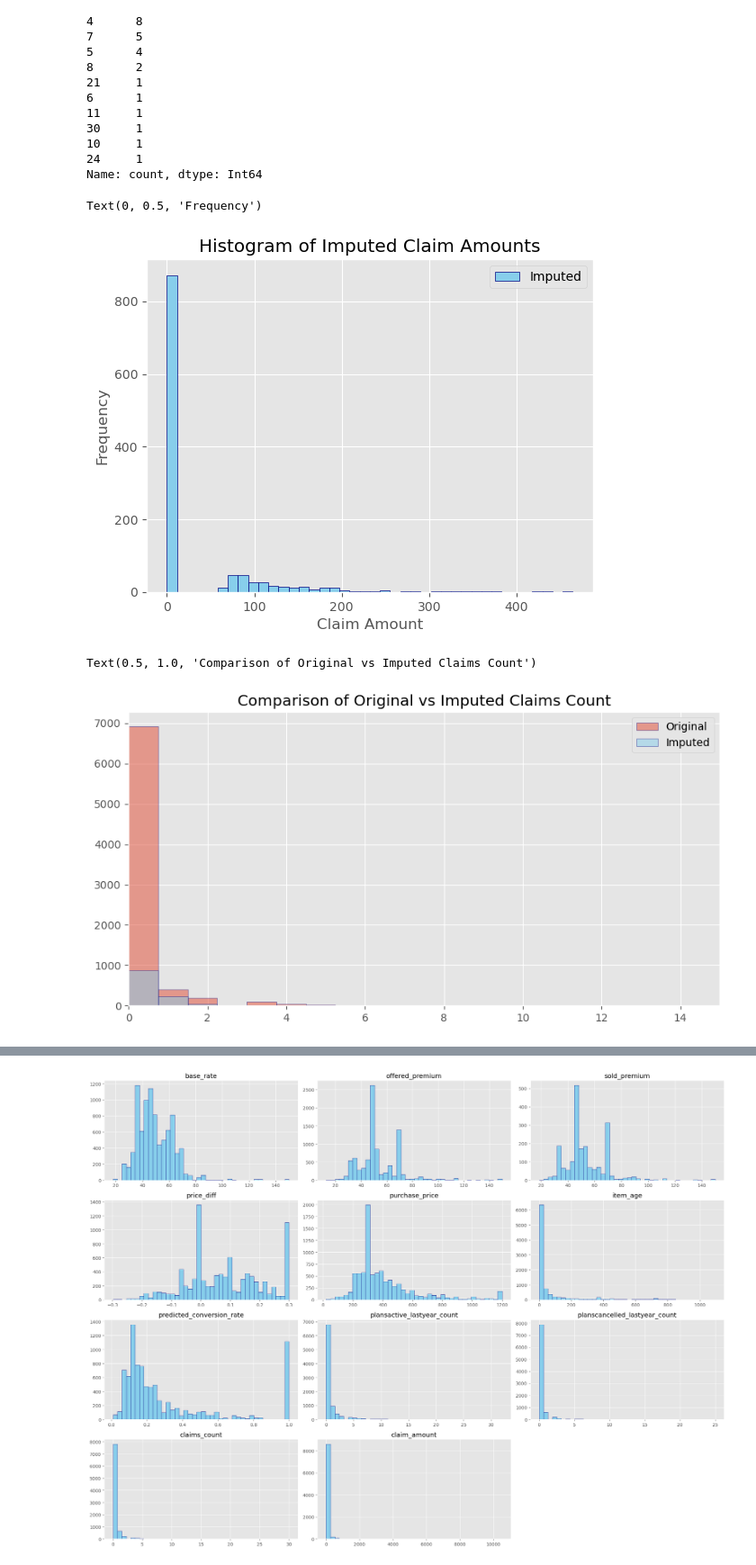
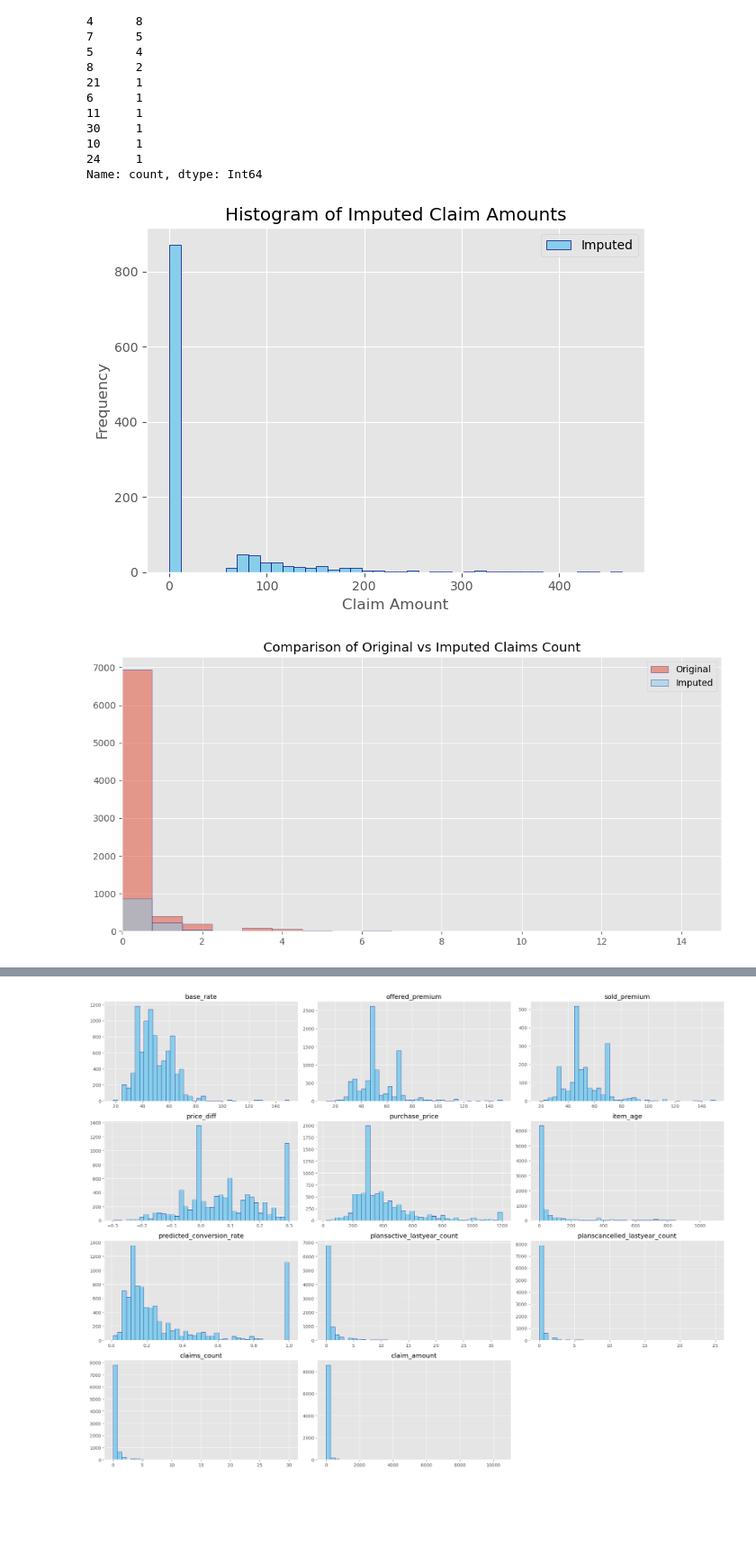
Before and after one commit to matin-zarei/DG-assessment, a Jupyter notebook: Main.ipynb, the cells around one changed output, grey strips where cells are left out. Shown at 90% size. Drawn from its saved outputs; the diff is of its cells as text; code cells hidden in the pictures; blank space fills up the shorter version.

```diff
--- a/Main.ipynb
+++ b/Main.ipynb
@@ -126,16 +134,14 @@ df['offer_date']     = pd.to_datetime(df['offer_date'], dayfirst=True)
 df['is_model']= df['is_model'].map({'Yes': 1, 'No': 0}).astype(int)
 # %%
 #update categorical columns format
-df['manufacturer_brandname_enc'] = df['manufacturer_brandname_enc'].astype('category')
-df['item_supercategory_code_enc'] = df['item_supercategory_code_enc'].astype('category')
-df['item_category_name_enc']      = df['item_category_name_enc'].astype('category')
-df['pricing_point']             = df['pricing_point'].astype('category')
+columns_to_convert = ['manufacturer_brandname_enc','item_supercategory_code_enc','item_category_name_enc','pricing_point']
+for column in columns_to_convert:
+    df[column] = df[column].astype('category')
 # %%
 #update integer columns format
-df['planscancelled_lastyear_count'] = df['planscancelled_lastyear_count'].astype('Int64')
-df['plansactive_lastyear_count']    = df['plansactive_lastyear_count'].astype('Int64')
-df['claims_count']                  = df['claims_count'].astype('Int64')
-df['plan_count']                    = df['plan_count'].astype('Int64')
+columns_to_convert = ['planscancelled_lastyear_count', 'plansactive_lastyear_count', 'claims_count', 'plan_count']
+for column in columns_to_convert:
+    df[column] = df[column].astype('Int64')
 # %%
 # Updateing 'item_age' calculation (likely swapped dates)
 swap_condition = df['purchase_date'] > df['offer_date']
@@ -373,14 +384,13 @@ Name: count, dtype: Int64
 # %%
 # Visualize the distribution of imputed claim amounts
 df[df['missing_claims_flag'] == 1]['claim_amount'].hist(bins=40, label='Imputed',color='skyblue', edgecolor='navy')
-
 plt.legend()
 plt.title('Histogram of Imputed Claim Amounts')
 plt.xlabel('Claim Amount')
 plt.ylabel('Frequency')
+plt.tight_layout()
 # %% [output]
-Text(0, 0.5, 'Frequency')
-[figure, old version]
+[figure, new version]
 # %%
 # Compare the distribution of original vs imputed claims count
 plt.figure(figsize=(10,5))
@@ -390,9 +400,9 @@ df[df['missing_claims_flag'] == 1]['claims_count'].hist(bins=4, alpha=0.5,color=
 plt.xlim(0, 15)
 plt.legend()
 plt.title('Comparison of Original vs Imputed Claims Count')
+plt.tight_layout()
 # %% [output]
-Text(0.5, 1.0, 'Comparison of Original vs Imputed Claims Count')
-[figure, old version]
+[figure, new version]
 # %%
 # Compare the distribution of original vs imputed claims Amounts
 plt.figure(figsize=(10,5))
```
Also changed, not shown: parts of 61 cells of this notebook.
